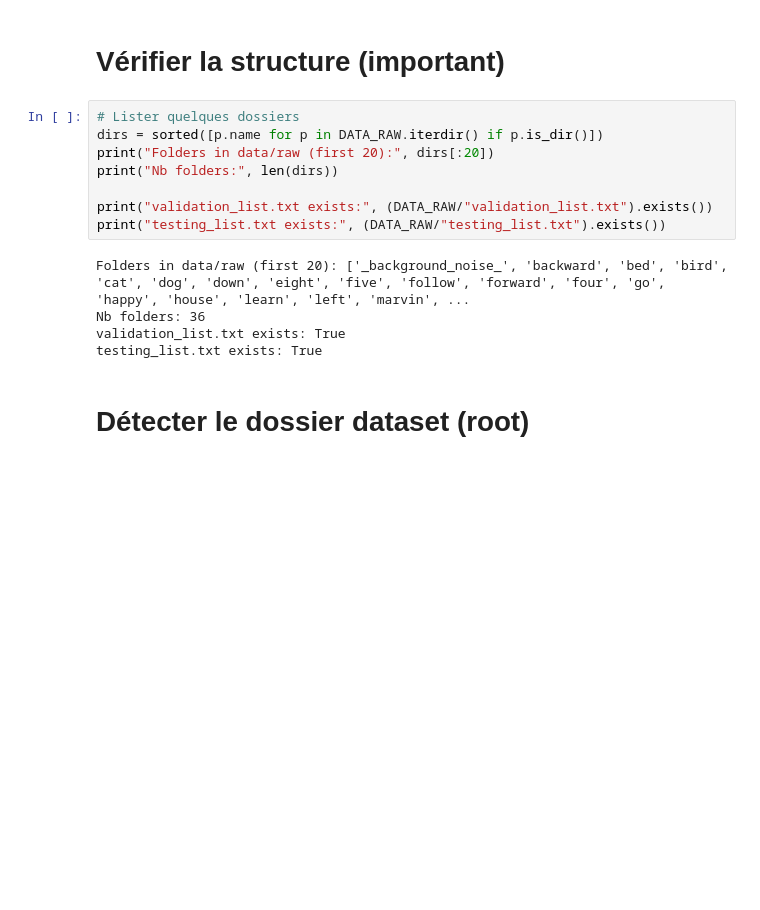
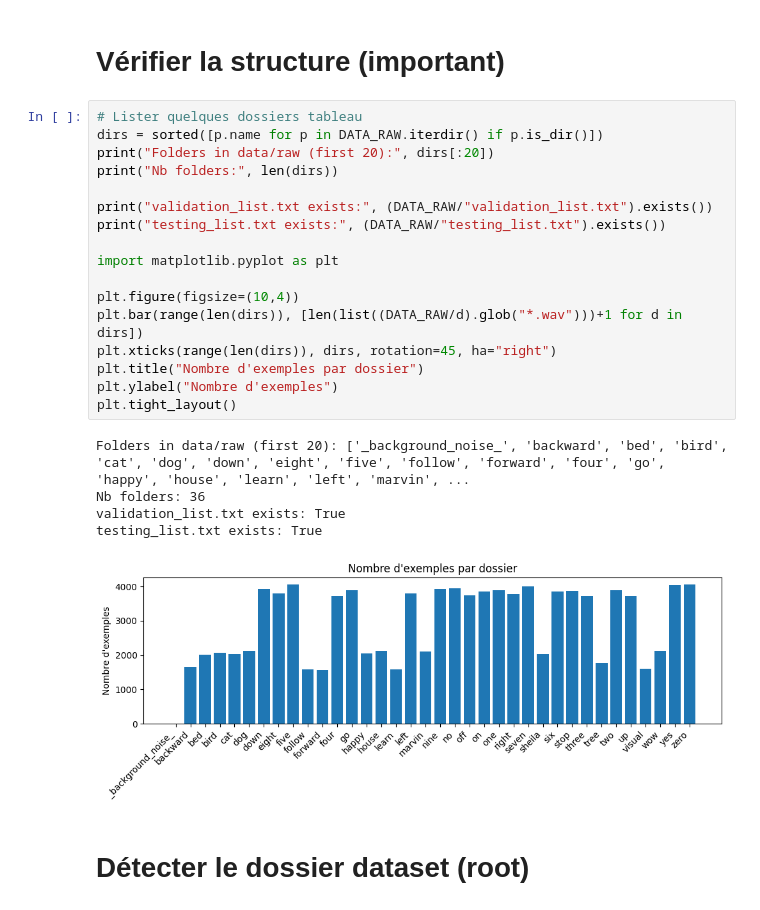
Before and after one commit to VivanBoy/voice-commands-gru, a Jupyter notebook: reco_vocal_v.ipynb, the cells around one changed output. Cells and saved outputs as stored; diff of their text form; blank space fills up the shorter version.

```diff
--- a/reco_vocal_v.ipynb
+++ b/reco_vocal_v.ipynb
@@ -47,18 +48,28 @@ Done extracting.
 # %% [markdown]
 # Vérifier la structure (important)
 # %%
-# Lister quelques dossiers
+# Lister quelques dossiers tableau
 dirs = sorted([p.name for p in DATA_RAW.iterdir() if p.is_dir()])
 print("Folders in data/raw (first 20):", dirs[:20])
 print("Nb folders:", len(dirs))
 
 print("validation_list.txt exists:", (DATA_RAW/"validation_list.txt").exists())
 print("testing_list.txt exists:", (DATA_RAW/"testing_list.txt").exists())
+
+import matplotlib.pyplot as plt
+
+plt.figure(figsize=(10,4))
+plt.bar(range(len(dirs)), [len(list((DATA_RAW/d).glob("*.wav")))+1 for d in dirs])
+plt.xticks(range(len(dirs)), dirs, rotation=45, ha="right")
+plt.title("Nombre d'exemples par dossier")
+plt.ylabel("Nombre d'exemples")
+plt.tight_layout()
 # %% [output]
 Folders in data/raw (first 20): ['_background_noise_', 'backward', 'bed', 'bird', 'cat', 'dog', 'down', 'eight', 'five', 'follow', 'forward', 'four', 'go', 'happy', 'house', 'learn', 'left', 'marvin', ...
 Nb folders: 36
 validation_list.txt exists: True
 testing_list.txt exists: True
+[figure, added]
 # %% [markdown]
 # Détecter le dossier dataset (root)
 # %%
```
Also changed, not shown: parts of 20 cells of this notebook, 4 other files.
